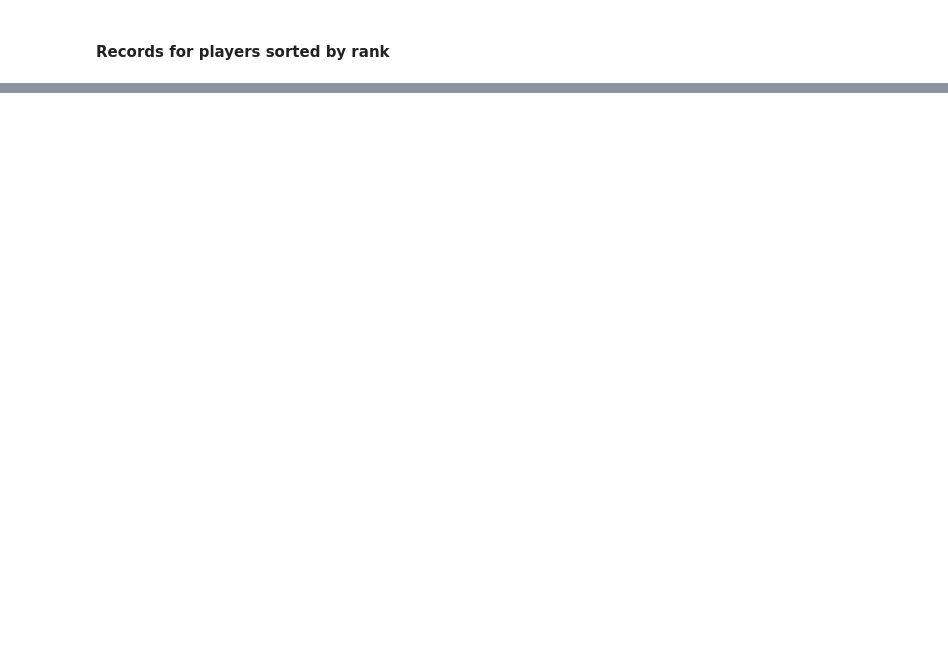
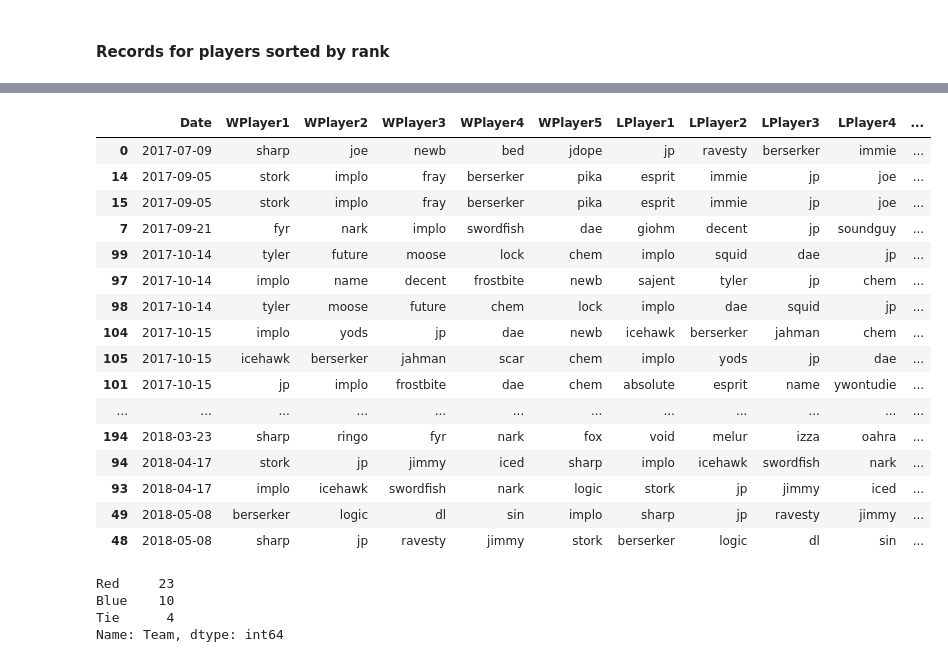
Before and after one commit to sharpsss/midair_stats, a Jupyter notebook: Midair.ipynb, the cells around one changed output, grey strips where cells are left out. Saved outputs shown, nothing was run; the diff lists cells and outputs as text; code cells hidden in the pictures; blank space fills up the shorter version.

```diff
--- a/Midair.ipynb
+++ b/Midair.ipynb
@@ -335,0 +374,27 @@ Name: correct_ts_prediction, dtype: int64
+# %%
+df[df[player_cols].isin(['jp']).any(axis = 1)][['Date'] + player_cols] #& df[player_cols].isin(['sharp']).any(axis = 1)]
+# %% [output]
+|  | Date | WPlayer1 | WPlayer2 | WPlayer3 | WPlayer4 | WPlayer5 | LPlayer1 | LPlayer2 | LPlayer3 | LPlayer4 | ... |
+| 0 | 2017-07-09 | sharp | joe | newb | bed | jdope | jp | ravesty | berserker | immie | ... |
+| 14 | 2017-09-05 | stork | implo | fray | berserker | pika | esprit | immie | jp | joe | ... |
+| 15 | 2017-09-05 | stork | implo | fray | berserker | pika | esprit | immie | jp | joe | ... |
+| 7 | 2017-09-21 | fyr | nark | implo | swordfish | dae | giohm | decent | jp | soundguy | ... |
+| 99 | 2017-10-14 | tyler | future | moose | lock | chem | implo | squid | dae | jp | ... |
+| 97 | 2017-10-14 | implo | name | decent | frostbite | newb | sajent | tyler | jp | chem | ... |
+| 98 | 2017-10-14 | tyler | moose | future | chem | lock | implo | dae | squid | jp | ... |
+| 104 | 2017-10-15 | implo | yods | jp | dae | newb | icehawk | berserker | jahman | chem | ... |
+| 105 | 2017-10-15 | icehawk | berserker | jahman | scar | chem | implo | yods | jp | dae | ... |
+| 101 | 2017-10-15 | jp | implo | frostbite | dae | chem | absolute | esprit | name | ywontudie | ... |
+| ... | ... | ... | ... | ... | ... | ... | ... | ... | ... | ... | ... |
+| 194 | 2018-03-23 | sharp | ringo | fyr | nark | fox | void | melur | izza | oahra | ... |
+| 94 | 2018-04-17 | stork | jp | jimmy | iced | sharp | implo | icehawk | swordfish | nark | ... |
+| 93 | 2018-04-17 | implo | icehawk | swordfish | nark | logic | stork | jp | jimmy | iced | ... |
+| 49 | 2018-05-08 | berserker | logic | dl | sin | implo | sharp | jp | ravesty | jimmy | ... |
+| 48 | 2018-05-08 | sharp | jp | ravesty | jimmy | stork | berserker | logic | dl | sin | ... |
+# %%
+df[df[player_cols].isin(['sharp']).any(axis = 1)]['Team'].value_counts()
+# %% [output]
+Red     23
+Blue    10
+Tie      4
+Name: Team, dtype: int64
```
Also changed, not shown: parts of 14 cells of this notebook, 2 other files.
